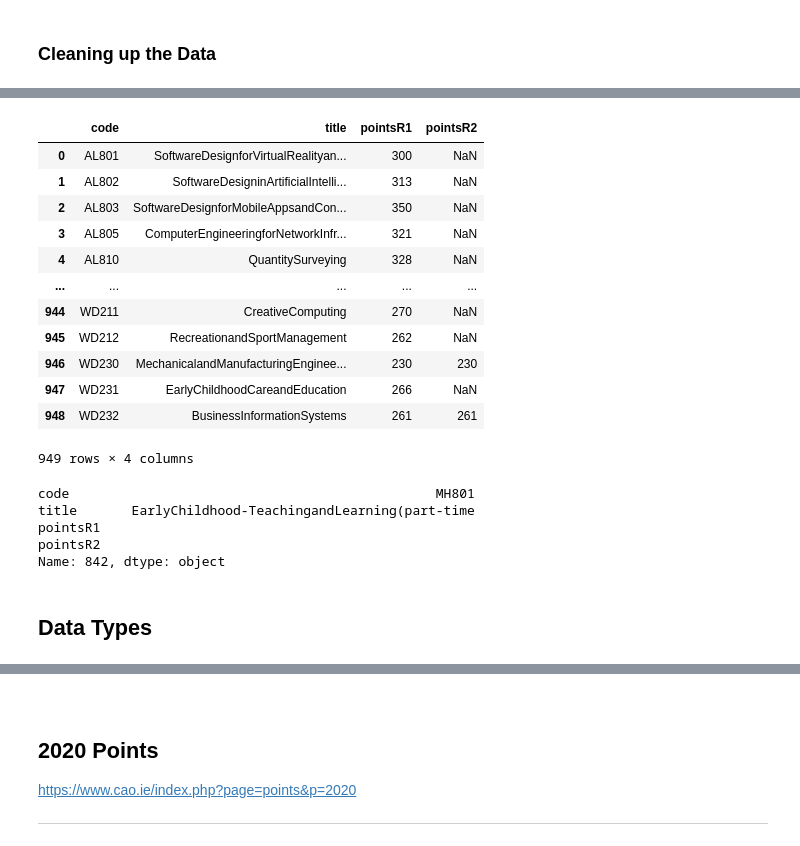
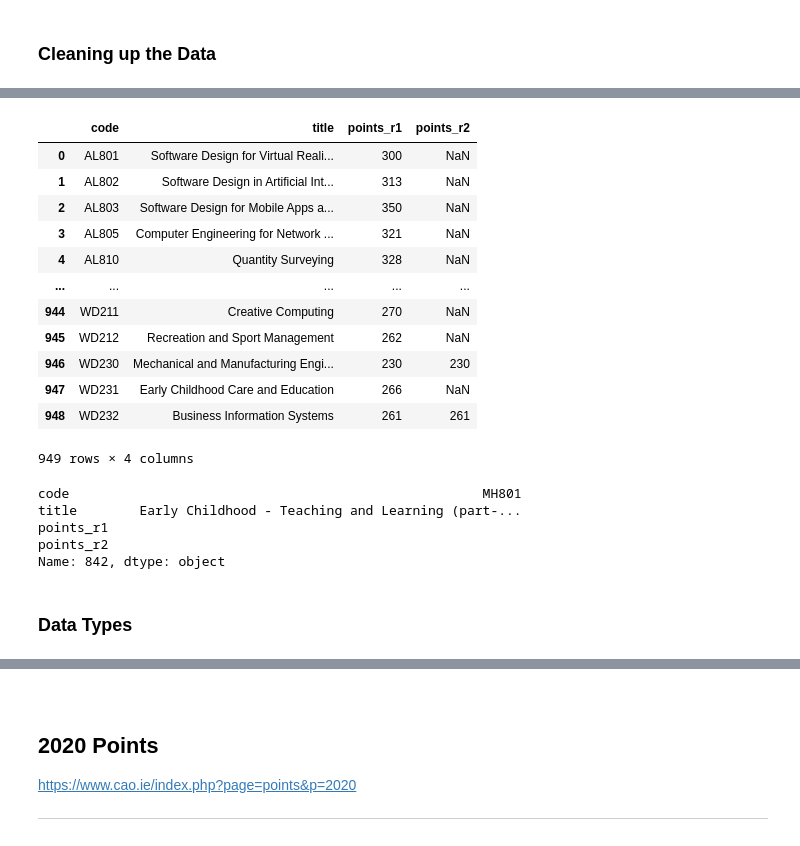
Before and after one commit to Cormac88/Fundamentals-of-Data-Analysis, a Jupyter notebook: cao.ipynb, the cells around one changed output, grey strips where cells are left out. Cells and saved outputs as stored; diff of their text form; code cells hidden in the pictures.

Commit message:
cai.ipynb - Finished cleaning up the data for 2020. Fixed the data types for 2020. Saved clean data for 2020.

```diff
--- a/cao.ipynb
+++ b/cao.ipynb
@@ -123,3 +123,6 @@ df2021
 949 rows × 4 columns
 # %% [markdown]
 ### Cleaning up the Data
+# %%
+df2021.columns = ['code', 'title', 'points_r1', 'points_r2']
+df2021
@@ -134,33 +151,33 @@ Name: 842, dtype: object
 # %%
 #  [11]
 
-df2021.replace('[*, #]', '', regex = True, inplace = True)
-df2021.replace('AQA', '', regex = True, inplace = True)
+df2021['points_r1'].replace('[a-z.#*+A-Z]', '', regex = True, inplace = True)
+df2021['points_r2'].replace('[a-z.#*+A-Z]', '', regex = True, inplace = True)
 df2021
 # %% [output]
-|  | code | title | pointsR1 | pointsR2 |
-| 0 | AL801 | SoftwareDesignforVirtualRealityan... | 300 | NaN |
-| 1 | AL802 | SoftwareDesigninArtificialIntelli... | 313 | NaN |
-| 2 | AL803 | SoftwareDesignforMobileAppsandCon... | 350 | NaN |
-| 3 | AL805 | ComputerEngineeringforNetworkInfr... | 321 | NaN |
-| 4 | AL810 | QuantitySurveying | 328 | NaN |
+|  | code | title | points_r1 | points_r2 |
+| 0 | AL801 | Software Design for Virtual Reali... | 300 | NaN |
+| 1 | AL802 | Software Design in Artificial Int... | 313 | NaN |
+| 2 | AL803 | Software Design for Mobile Apps a... | 350 | NaN |
+| 3 | AL805 | Computer Engineering for Network ... | 321 | NaN |
+| 4 | AL810 | Quantity Surveying | 328 | NaN |
 | ... | ... | ... | ... | ... |
-| 944 | WD211 | CreativeComputing | 270 | NaN |
-| 945 | WD212 | RecreationandSportManagement | 262 | NaN |
-| 946 | WD230 | MechanicalandManufacturingEnginee... | 230 | 230 |
-| 947 | WD231 | EarlyChildhoodCareandEducation | 266 | NaN |
-| 948 | WD232 | BusinessInformationSystems | 261 | 261 |
+| 944 | WD211 | Creative Computing | 270 | NaN |
+| 945 | WD212 | Recreation and Sport Management | 262 | NaN |
+| 946 | WD230 | Mechanical and Manufacturing Engi... | 230 | 230 |
+| 947 | WD231 | Early Childhood Care and Education | 266 | NaN |
+| 948 | WD232 | Business Information Systems | 261 | 261 |
 949 rows × 4 columns
 # %%
 df2021.iloc[842]
 # %% [output]
-code                                               MH801
-title       EarlyChildhood-TeachingandLearning(part-time
-pointsR1
-pointsR2
+code                                                     MH801
+title        Early Childhood - Teaching and Learning (part-...
+points_r1
+points_r2
 Name: 842, dtype: object
 # %% [markdown]
-## Data Types
+### Data Types
 # %%
 # Check the data types [10]
 df2021.dtypes
```
Also changed, not shown: parts of 50 cells of this notebook, 42 other files.
